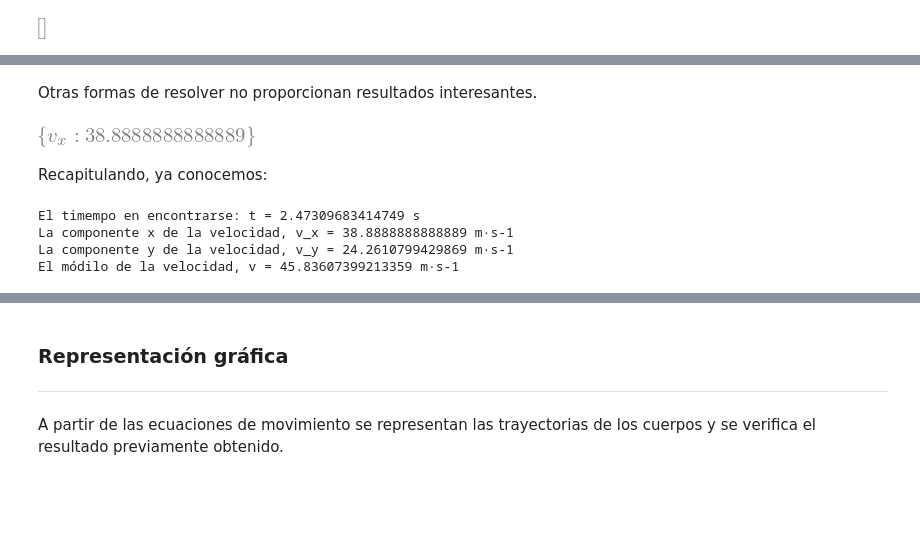
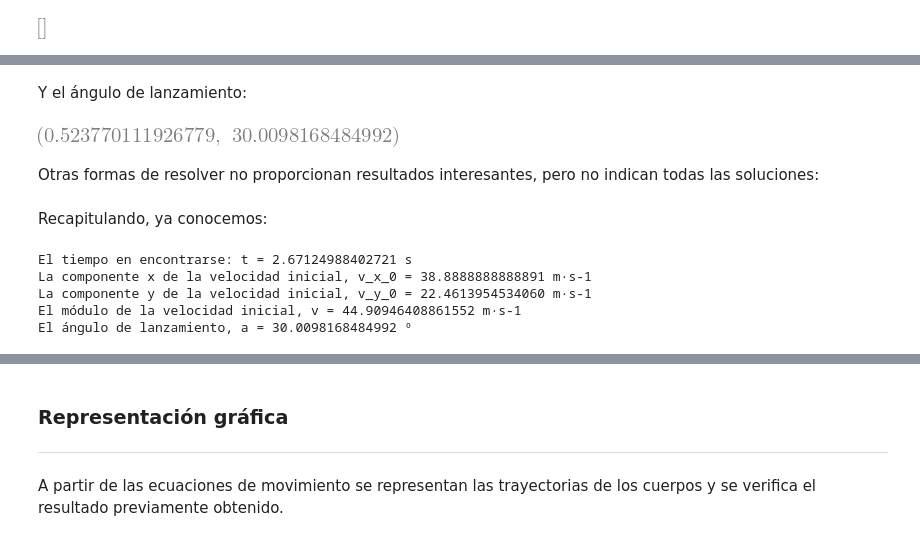
Before and after one commit to KikeProfesor00/Jupyter_Notebooks_Science, a Jupyter notebook: Ejemplos/Física/Cinematica/Sympy_cruce_MRU_MRUA_calculo_velocidad_sin_angulo.ipynb, the cells around one changed output, grey strips where cells are left out. Drawn from its saved outputs; the diff is of its cells as text; code cells hidden in the pictures; blank space fills up the shorter version.

```diff
--- a/Ejemplos/Física/Cinematica/Sympy_cruce_MRU_MRUA_calculo_velocidad_sin_angulo.ipynb
+++ b/Ejemplos/Física/Cinematica/Sympy_cruce_MRU_MRUA_calculo_velocidad_sin_angulo.ipynb
@@ -272,7 +262,10 @@ La velocidad tiene un valor de v = 45.83607399213359 m·s-1
+# %% [markdown]
+Y el ángulo de lanzamiento:
+# %%
+ang_lanzamiento_rad = atan(v_y_0/v_x_0)
+ang_lanzamiento = ang_lanzamiento_rad * 180 / math.pi
+ang_lanzamiento_rad, ang_lanzamiento
+# %% [output]
+[figure, added]
 # %% [markdown]
-Otras formas de resolver no proporcionan resultados interesantes.
+Otras formas de resolver no proporcionan resultados interesantes, pero no indican todas las soluciones:
-# %%
-# solve( [ Condicion , Interseccion_x , Interseccion_y   ] , [t, v_proyectil, ang_lanzamiento] )
-solve( [  Interseccion_x_t , Interseccion_y_t   ] , [ v_proyectil_x , v_proyectil_y ] )
-# %% [output]
-[figure, removed]
@@ -279,12 +276,14 @@ solve( [  Interseccion_x_t , Interseccion_y_t   ] , [ v_proyectil_x , v_proyecti
 # %% [markdown]
 Recapitulando, ya conocemos:
 # %%
-print ('El timempo en encontrarse: t =',t_sol,'s')
-print ('La componente x de la velocidad, v_x =',v_x,'m·s-1')
-print ('La componente y de la velocidad, v_y =',v_y,'m·s-1')
-print ('El módilo de la velocidad, v =',v_pro,'m·s-1')
+print ('El tiempo en encontrarse: t =',t_sol,'s')
+print ('La componente x de la velocidad inicial, v_x_0 =',v_x_0,'m·s-1')
+print ('La componente y de la velocidad inicial, v_y_0 =',v_y_0,'m·s-1')
+print ('El módulo de la velocidad inicial, v =',v_pro_0,'m·s-1')
+print ('El ángulo de lanzamiento, a =',ang_lanzamiento,'º')
 # %% [output]
-El timempo en encontrarse: t = 2.47309683414749 s
-La componente x de la velocidad, v_x = 38.8888888888889 m·s-1
-La componente y de la velocidad, v_y = 24.2610799429869 m·s-1
-El módilo de la velocidad, v = 45.83607399213359 m·s-1
+El tiempo en encontrarse: t = 2.67124988402721 s
+La componente x de la velocidad inicial, v_x_0 = 38.8888888888891 m·s-1
+La componente y de la velocidad inicial, v_y_0 = 22.4613954534060 m·s-1
+El módulo de la velocidad inicial, v = 44.90946408861552 m·s-1
+El ángulo de lanzamiento, a = 30.0098168484992 º
```
Also changed, not shown: parts of 47 cells of this notebook, 1 other file.
